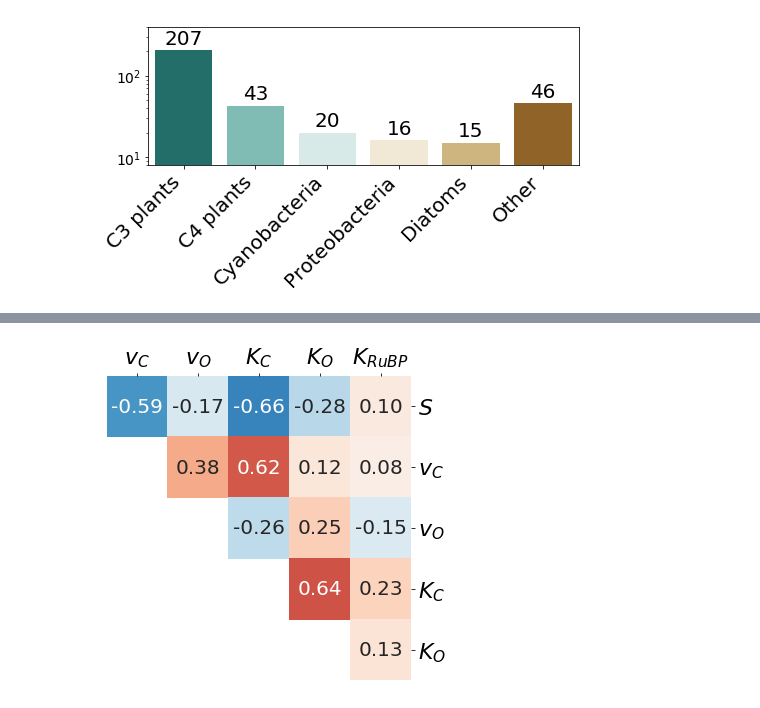
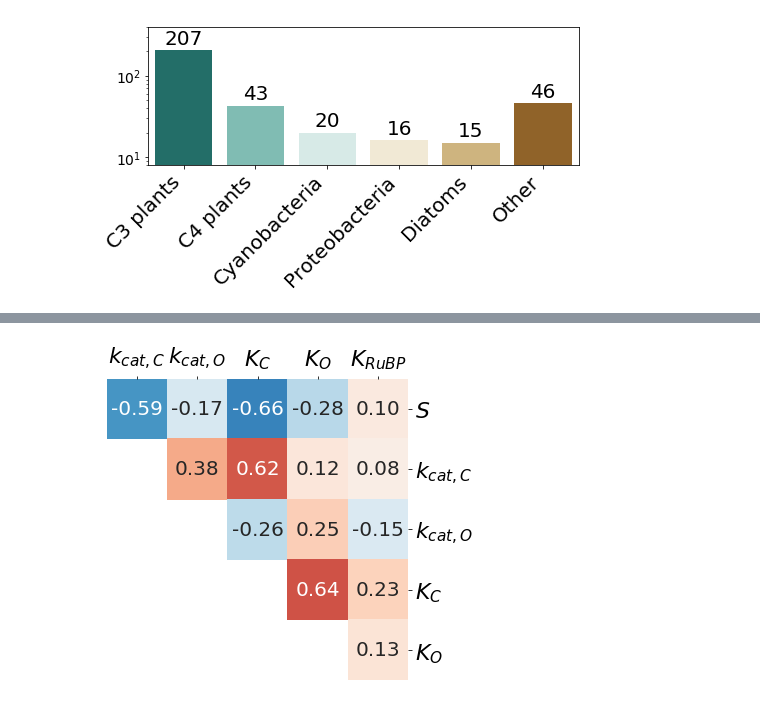
Before and after one commit to flamholz/rubisco, a Jupyter notebook: notebooks/Figure2 Dataset Summary & Correlations.ipynb, the cells around one changed output, grey strips where cells are left out. Drawn from its saved outputs; the diff is of its cells as text; code cells hidden in the pictures.

```diff
--- a/notebooks/Figure2 Dataset Summary & Correlations.ipynb
+++ b/notebooks/Figure2 Dataset Summary & Correlations.ipynb
@@ -167,8 +167,8 @@ plt.show()
 # %%
 # Summary of correlations among FI Rubiscos
 cols = ['S', 'vC', 'vO', 'KC', 'KO', 'KRuBP']
-titles = {'S': '$S$', 'vC': '$v_C$', 'KC':
-          '$K_C$', 'vO': '$v_O$', 'KO': '$K_O$',
+titles = {'S': '$S$', 'vC': '$k_{cat,C}$', 'KC':
+          '$K_C$', 'vO': '$k_{cat,O}$', 'KO': '$K_O$',
           'KRuBP': '$K_{RuBP}$'}
 ticks = [titles[c] for c in cols]
 
@@ -176,31 +176,36 @@ ticks = [titles[c] for c in cols]
 all_FI = raw_kin_df[raw_kin_df.isoform == '1']
 corrM = np.log10(all_FI[cols]).corr()
 corrM += np.diag([np.NaN] * len(cols))
 corrM = np.triu(corrM)
 corrM[np.where(corrM == 0)] = np.NaN
 
 
 figure = plt.figure(figsize=(7,5))
 
 plt.xticks(fontsize=16)
 plt.yticks(fontsize=16)
 
 seaborn.heatmap(corrM[:-1,1:], square=True, center=0,
                 cmap="RdBu_r", vmin=-1, vmax=1,
                 annot=True, cbar=False, annot_kws={'fontsize': 20}, fmt='.2f')
 
 xax = figure.get_axes()[0]
 xax.xaxis.tick_top()
 xax.yaxis.tick_right()
 
 tickrange = np.arange(len(cols)-1) + 0.5
 plt.xticks(tickrange, ticks[1:], fontsize=22)
 plt.yticks(tickrange, ticks[:-1], fontsize=22, rotation='horizontal')
+#plt.tick_params(
+#    axis='both',       # changes apply to the x-axis
+#    which='both',      # both major and minor ticks are affected
+#    top=False,         # ticks along the top edge are off
+#    right=False)       # ticks along the right edge are off
 
 plt.tight_layout()
 plt.savefig('fig2/fig2_FI_corr.svg')
 plt.savefig('fig2/fig2_FI_corr.png', dpi=600)
 
 plt.show()
 # %% [output]
-[figure, old version]
+[figure, new version]
```
Also changed, not shown: parts of 1 cell of this notebook, 11 other files.
